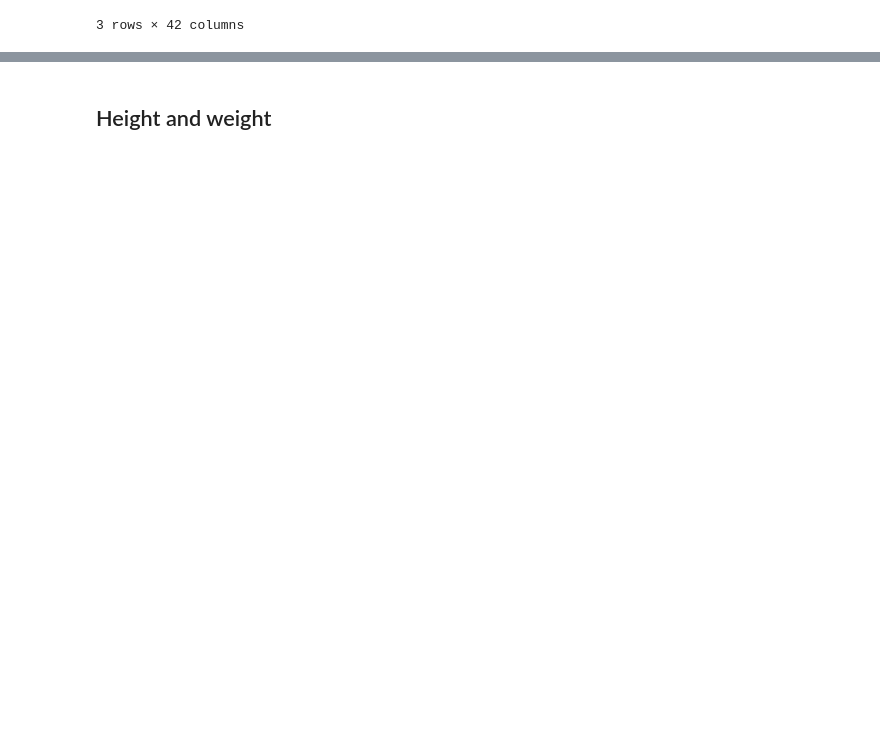
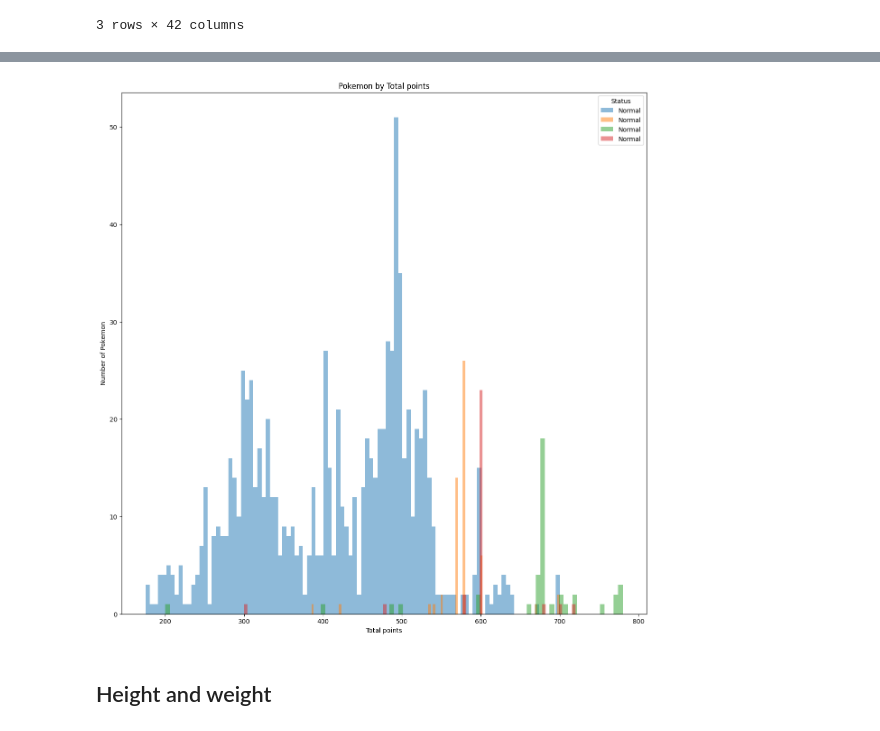
Before and after one commit to BiancaBenelli/Pokemon_project, a Jupyter notebook: Pokemon.ipynb, the cells around one changed output, grey strips where cells are left out. Saved outputs shown, nothing was run; the diff lists cells and outputs as text; code cells hidden in the pictures; blank space fills up the shorter version.

```diff
--- a/Pokemon.ipynb
+++ b/Pokemon.ipynb
@@ -312,3 +327,14 @@ pokemon_df[strongest_pokemon]
+# %%
+plt.figure(figsize = (15, 15))
+for i in range(len(status_list)):
+  plt.hist(pokemon_df.loc[pokemon_df['status'] == status_list[i], 'total_points'], alpha= 0.5, label= 'Normal', bins = 100)
+plt.title('Pokemon by Total points')
+plt.xlabel('Total points')
+plt.ylabel('Number of Pokemon')
+plt.legend(title='Status')
+plt.show()
+# %% [output]
+[figure, added]
 # %% [markdown]
 ## Height and weight
 # %%
```
Also changed, not shown: parts of 7 cells of this notebook.
